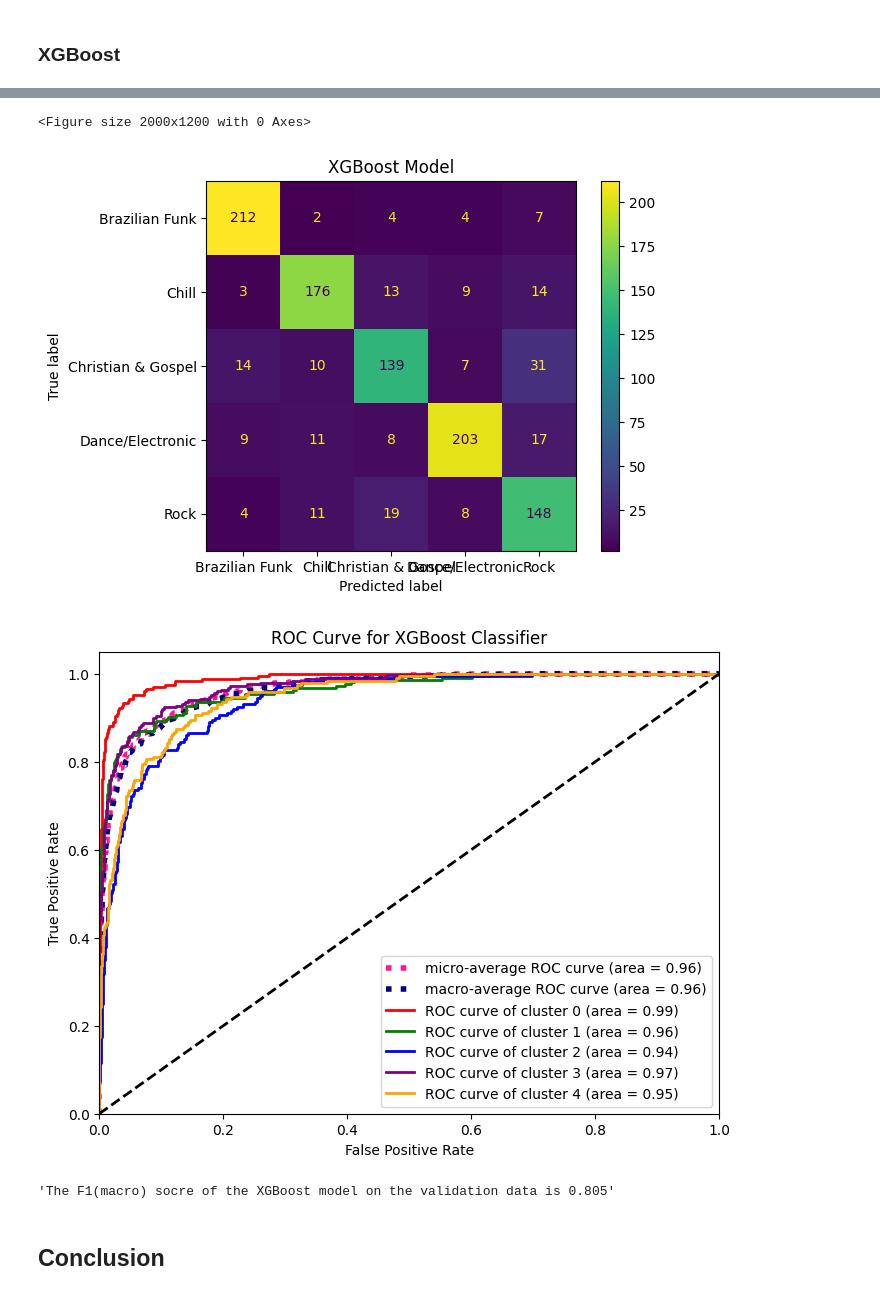
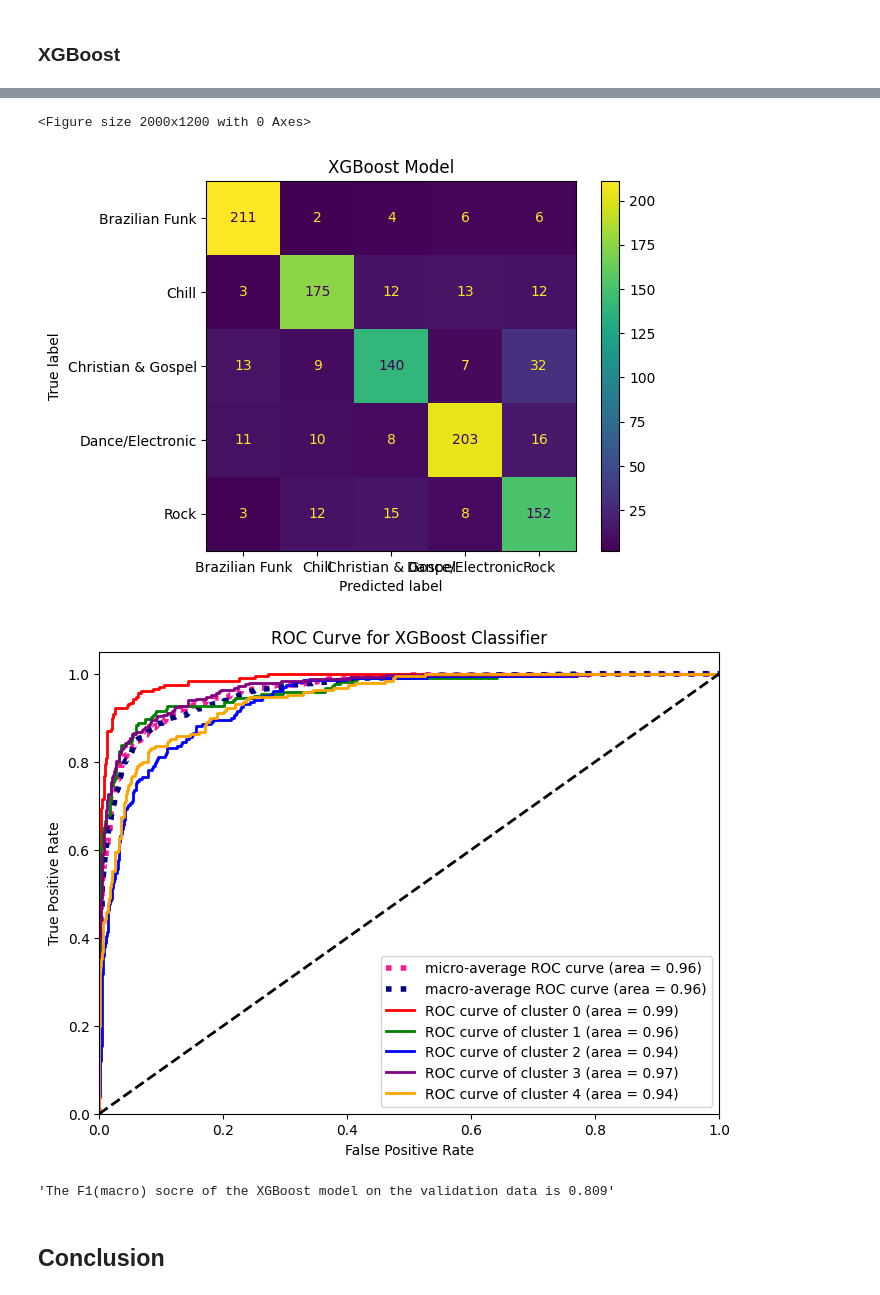
Before and after one commit to CDIMT2024/chorano_e_dancando, a Jupyter notebook: spotfy-AI/spotfy.ipynb, the cells around one changed output, grey strips where cells are left out. Saved outputs shown, nothing was run; the diff lists cells and outputs as text; code cells hidden in the pictures.

```diff
--- a/spotfy-AI/spotfy.ipynb
+++ b/spotfy-AI/spotfy.ipynb
@@ -1889,7 +1741,7 @@ param_grid_xgb = {
 
 
 # Aplicar o GridSearchCV para o XGBClassifier
-if True:
+if False:
     grid_search_xgb = GridSearchCV(
         pipeline_xgb, param_grid_xgb, cv=5, scoring="accuracy", n_jobs=-1, verbose=1, error_score='raise'
     )
@@ -1897,6 +1749,12 @@ if True:
     best_xgb_pipeline = grid_search_xgb.best_estimator_
     print("Best parameters found: ", grid_search_xgb.best_params_)
 
+best_xgb_pipeline = Pipeline(steps=[('scaler', StandardScaler()),
+                ('xgb_clf',
+                 XGBClassifier(colsample_bytree=1.0, gamma=0.5, learning_rate=0.05, max_depth=15,
+                               n_estimators=200, reg_alpha=0, reg_lambda=0.1, subsample=0.6,
+                               random_state=0))])
+
 # Ajustar o modelo nos dados de treinamento
 best_xgb_pipeline.fit(X_train, y_train_encoded)
 
@@ -1954,10 +1769,10 @@ y_train_encoded = label_encoder.fit_transform(y_train)
 y_val_encoded = label_encoder.transform(y_val)
 
 # Fit the model
-xg_clf.fit(X_train, y_train_encoded)
+best_xgb_pipeline.fit(X_train, y_train_encoded)
 
 # Make prediction on validation data
-y_val_pred_encoded = xg_clf.predict(X_val)
+y_val_pred_encoded = best_xgb_pipeline.predict(X_val)
 
 # Decode the predicted labels back to original labels
 y_val_pred = label_encoder.inverse_transform(y_val_pred_encoded)
@@ -2103,0 +1791,23 @@ best_hyperparams
+# %%
+
+# Encode the target labels
+label_encoder = LabelEncoder()
+y_train_encoded = label_encoder.fit_transform(y_train)
+y_val_encoded = label_encoder.transform(y_val)
+
+# Fit the model
+best_xgb_pipeline.fit(X_train, y_train_encoded)
+
+# Make prediction on validation data
+y_val_pred_encoded = best_xgb_pipeline.predict(X_val)
+y_val_pred_proba = best_xgb_pipeline.predict_proba(X_val)
+
+# Decode the predicted labels back to original labels
+y_val_pred = label_encoder.inverse_transform(y_val_pred_encoded)
+
+# Check first 20 predictions and their certainty percentages
+for i in range(10):
+    predicted_label = y_val_pred[i]
+    certainty_percentages = y_val_pred_proba[i] * 100
+    certainty_str = ", ".join([f"{label}: {certainty:.2f}%" for label, certainty in zip(label_encoder.classes_, certainty_percentages)])
+    print(f'Predicted label: {predicted_label}, Certainty: {certainty_str}')
@@ -2122,10 +1843,10 @@ plt.title("XGBoost Model")
 plt.show()
 # %% [output]
 <Figure size 2000x1200 with 0 Axes>
-[figure, old version]
+[figure, new version]
 # %%
 # Plot ROC for Random Forest Classifier
-y_score = xg_clf.predict_proba(X_val)
+y_score = best_xgb_pipeline.predict_proba(X_val)
 
 # Compute ROC curve and ROC area for each class
 fpr = dict()
@@ -2167,39 +1888,39 @@ plt.plot(
 )
 
 plt.plot(
     fpr["macro"],
     tpr["macro"],
     label="macro-average ROC curve (area = {0:0.2f})".format(roc_auc["macro"]),
     color="navy",
     linestyle=":",
     linewidth=4,
 )
 
 colors = cycle(["red","green","blue","purple","orange"])
 for i, color in zip(range(n_classes), colors):
     plt.plot(
         fpr[i],
         tpr[i],
         color=color,
         lw=lw,
         label="ROC curve of cluster {0} (area = {1:0.2f})".format(i, roc_auc[i]),
     )
 
 plt.plot([0, 1], [0, 1], "k--", lw=lw)
 plt.xlim([0.0, 1.0])
 plt.ylim([0.0, 1.05])
 plt.xlabel("False Positive Rate")
 plt.ylabel("True Positive Rate")
 plt.title("ROC Curve for XGBoost Classifier")
 plt.legend(loc="lower right")
 plt.show()
 # %% [output]
-[figure, old version]
+[figure, new version]
 # %%
 XG_f1 = f1_score(y_val, y_val_pred, average='macro')
 f"The F1(macro) socre of the XGBoost model on the validation data is {XG_f1:0.3f}"
 # %% [output]
-'The F1(macro) socre of the XGBoost model on the validation data is 0.805'
+'The F1(macro) socre of the XGBoost model on the validation data is 0.809'
 # %% [markdown]
 ## Conclusion
 # %%
```
Also changed, not shown: parts of 41 cells of this notebook, 1 other file.
